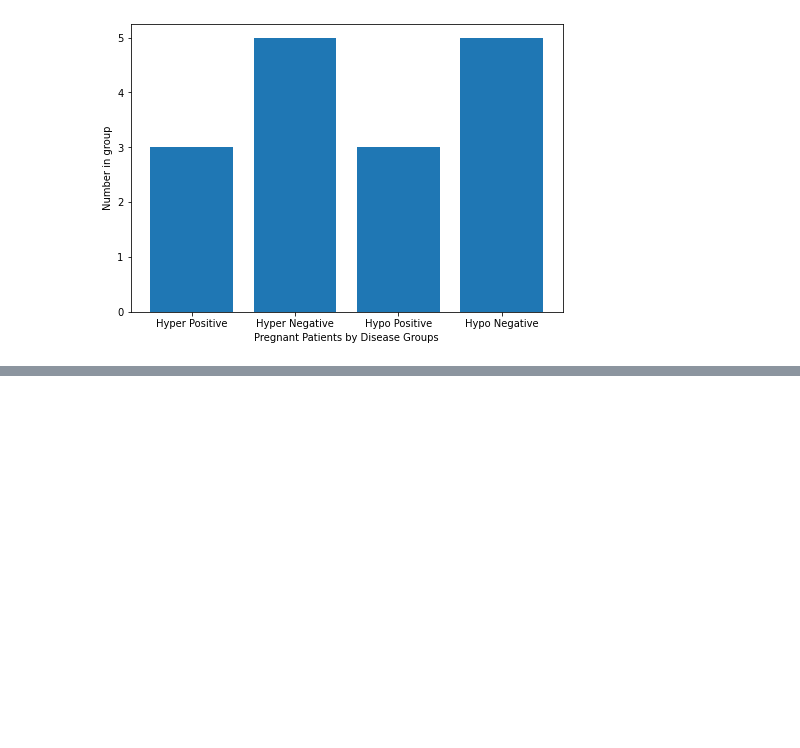
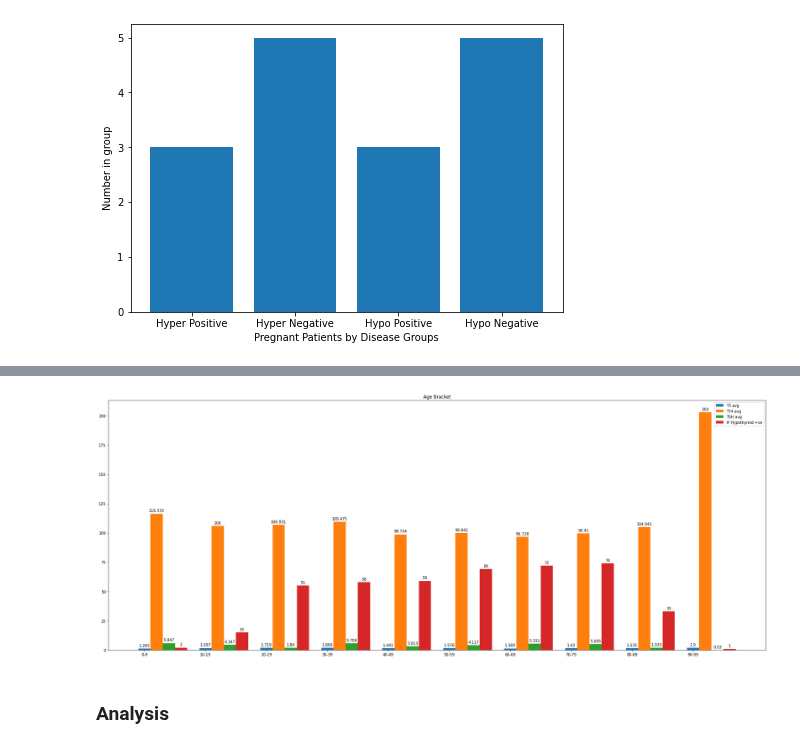
Before and after one commit to bryonbaker/SIT720, a Jupyter notebook: Assignment_1.ipynb, the cells around one changed output, grey strips where cells are left out. Cells and saved outputs as stored; diff of their text form; code cells hidden in the pictures; blank space fills up the shorter version.

```diff
--- a/Assignment_1.ipynb
+++ b/Assignment_1.ipynb
@@ -492,0 +575,30 @@ plt.show()
+# %%
+x = np.arange(len(labels))  # the label locations
+width = 0.2  # the width of the bars
+
+fig, ax = plt.subplots()
+rects1 = ax.bar(x, t3, width, label='T3 avg')
+rects2 = ax.bar(x+(width), tt4, width, label='TT4 avg')
+rects3 = ax.bar(x+(width*2), tsh, width, label='TSH avg')
+rects4 = ax.bar(x+(width*3), hypo_count, width, label='# Hypothyroid +ve')
+
+# Add some text for labels, title and custom x-axis tick labels, etc.
+ax.set_title('Age Bracket')
+ax.set_xticks(x)
+ax.set_xticklabels(labels)
+ax.legend()
+
+# Print the value on top of each bar
+ax.bar_label(rects1, padding=3)
+ax.bar_label(rects2, padding=3)
+ax.bar_label(rects3, padding=3)
+ax.bar_label(rects4, padding=3)
+
+fig.set_size_inches(25,10)
+fig.tight_layout()
+
+plt.show()
+# %% [output]
+[figure, added]
+# %% [markdown]
+### Analysis
```
Also changed, not shown: parts of 6 cells of this notebook.
